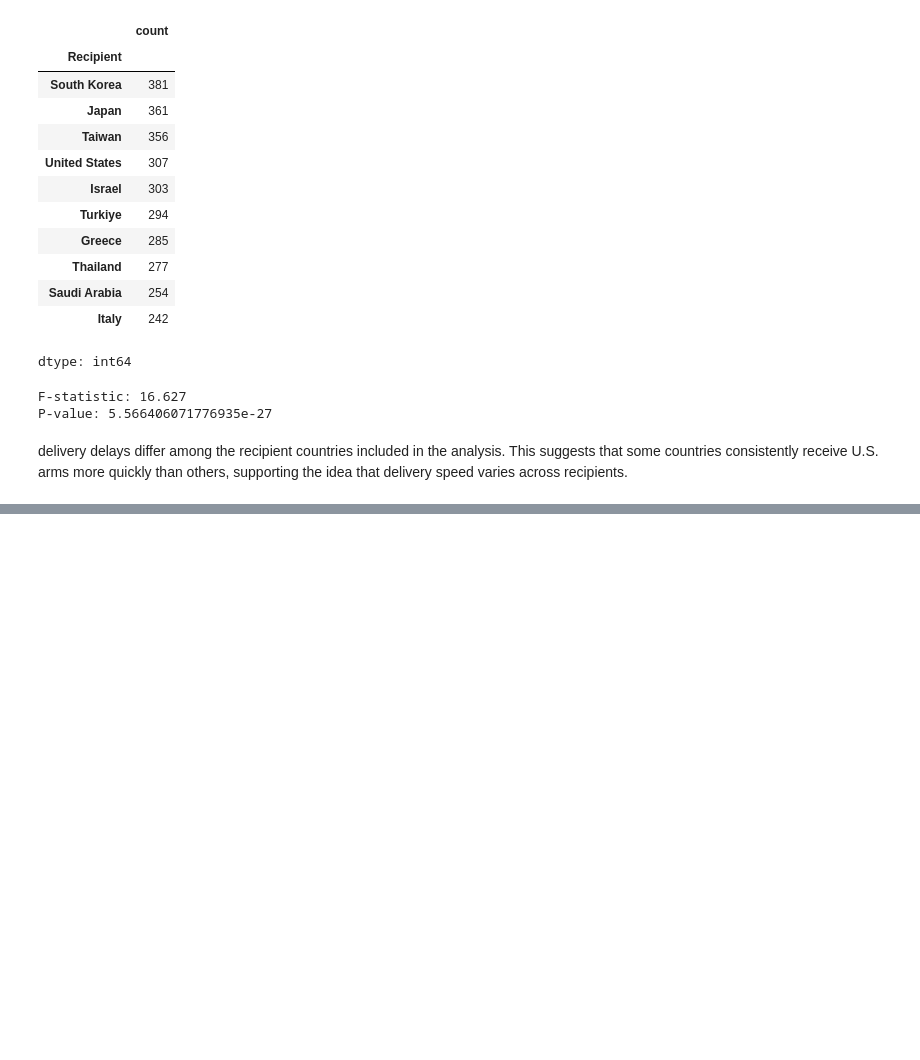
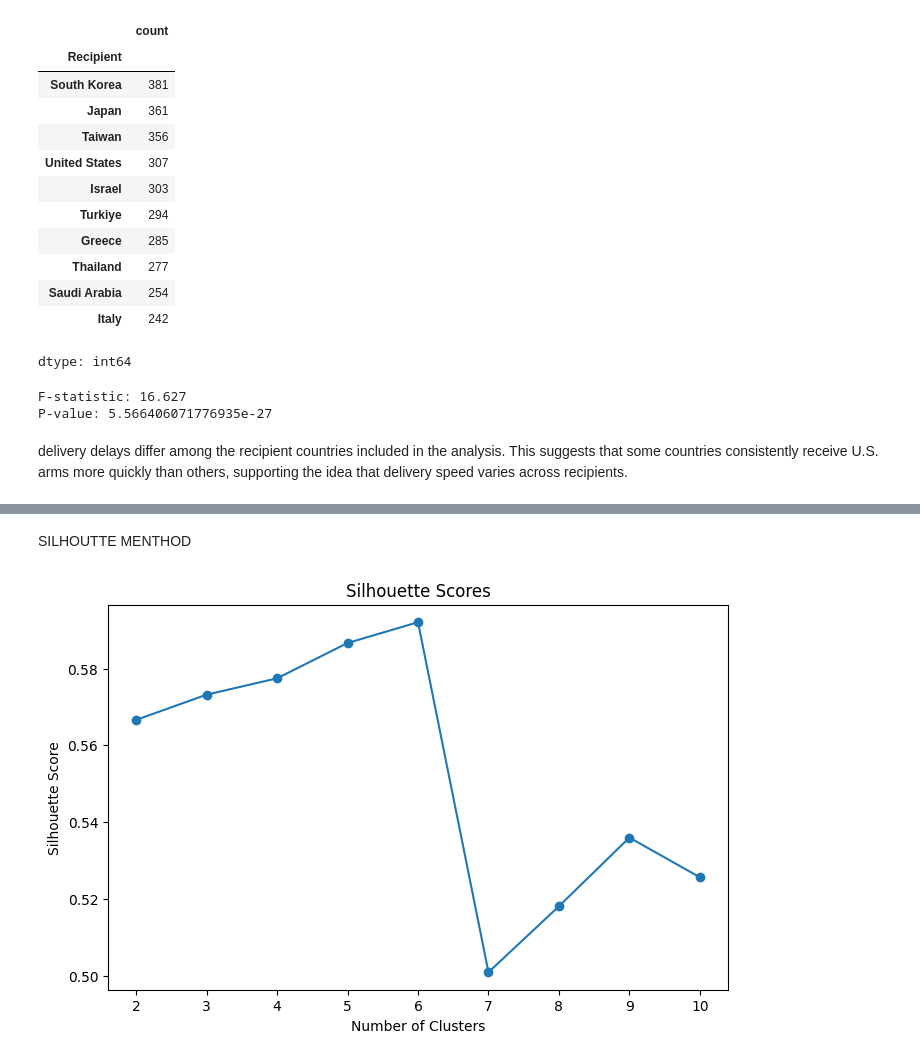
Before and after one commit to Requiessss/DATA-science-prj, a Jupyter notebook: Main_prj.ipynb, the cells around one changed output, grey strips where cells are left out. Drawn from its saved outputs; the diff is of its cells as text; code cells hidden in the pictures; blank space fills up the shorter version.

```diff
--- a/Main_prj.ipynb
+++ b/Main_prj.ipynb
@@ -630,0 +677,37 @@ delivery delays differ among the recipient countries included in the analysis. T
+# %% [markdown]
+SILHOUTTE MENTHOD
+# %%
+scores = []
+
+for k in range(2,11):
+
+    model = KMeans(
+        n_clusters=k,
+        random_state=42,
+        n_init=10
+    )
+
+    labels = model.fit_predict(scaled)
+
+    score = silhouette_score(
+        scaled,
+        labels
+    )
+
+    scores.append(score)
+
+plt.figure(figsize=(8,5))
+
+plt.plot(
+    range(2,11),
+    scores,
+    marker="o"
+)
+
+plt.xlabel("Number of Clusters")
+plt.ylabel("Silhouette Score")
+plt.title("Silhouette Scores")
+
+plt.show()
+# %% [output]
+[figure, added]
```
Also changed, not shown: parts of 9 cells of this notebook.
